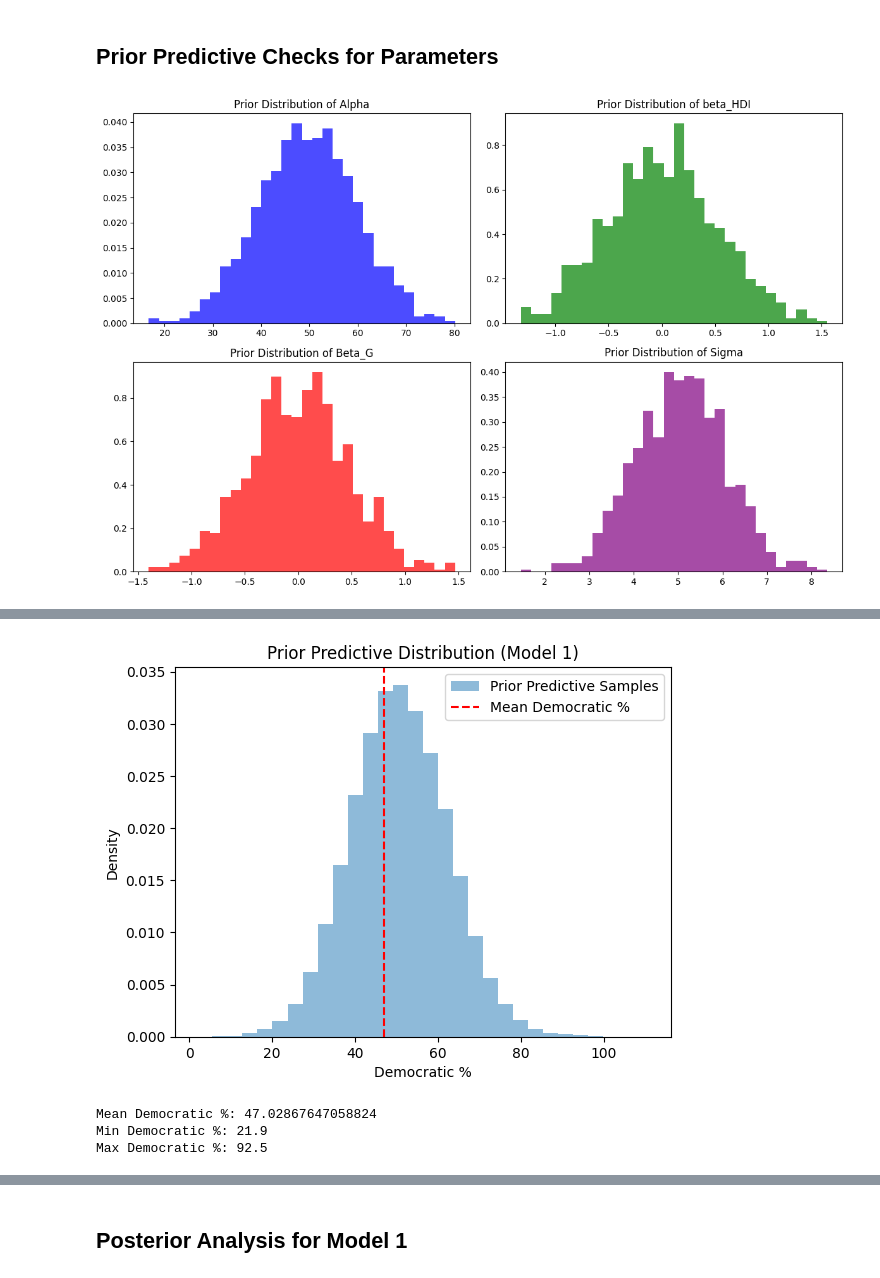
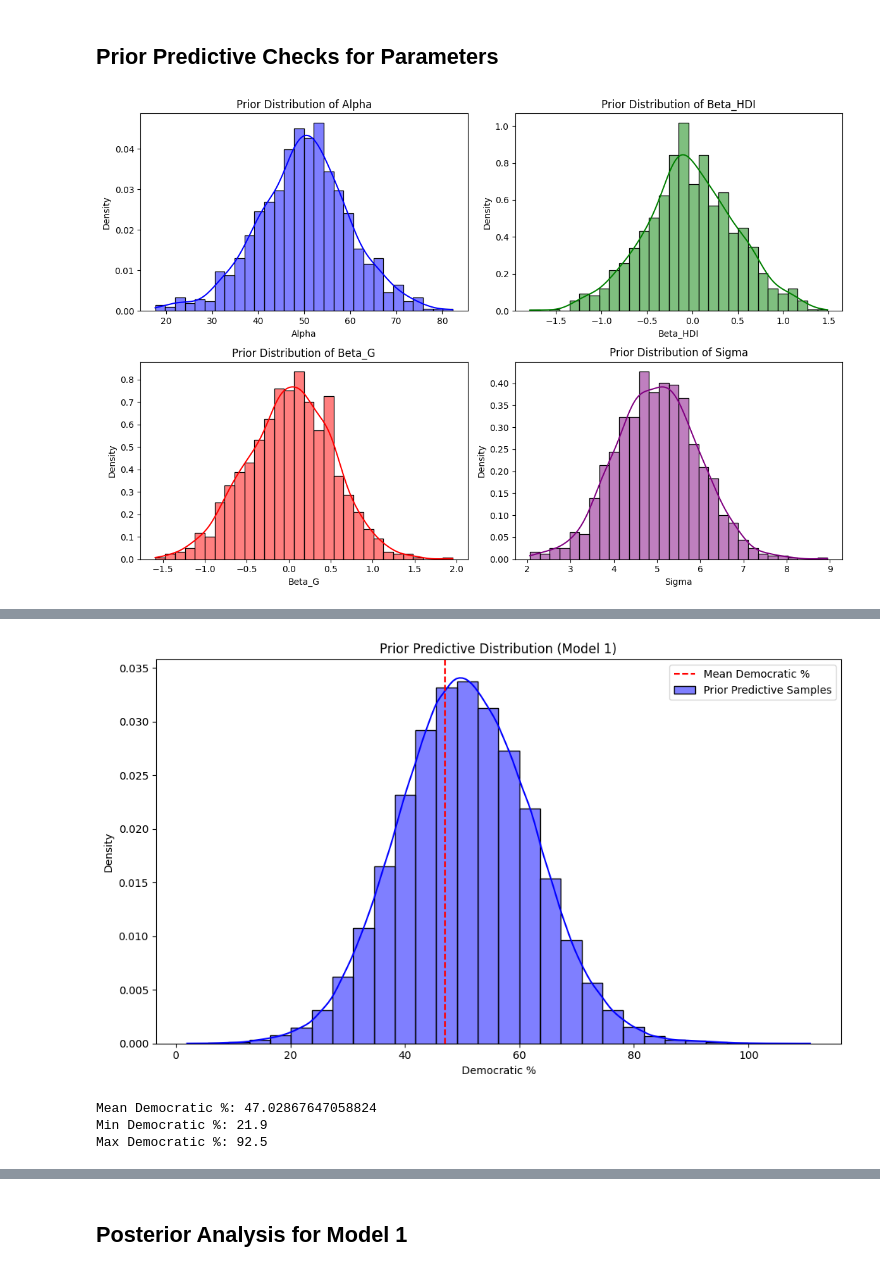
Before and after one commit to SzczypekJ/Predicting-USA-presidential-elections, a Jupyter notebook: first_model.ipynb, the cells around one changed output, grey strips where cells are left out. Drawn from its saved outputs; the diff is of its cells as text; code cells hidden in the pictures.

```diff
--- a/first_model.ipynb
+++ b/first_model.ipynb
@@ -228,9 +119,6 @@ Chain [1]
 # %% [markdown]
 ## Prior Predictive Checks for Parameters
 # %%
-import numpy as np
-import matplotlib.pyplot as plt
-
 # Simulate parameter values from the priors
 n_samples = 1000
 alpha_prior = np.random.normal(50, 10, n_samples)
@@ -241,52 +129,58 @@ sigma_prior = np.random.normal(5, 1, n_samples)
 # Ensure sigma values are positive
 sigma_prior = sigma_prior[sigma_prior > 0]
 
-# Plot the distributions of the simulated prior values
-plt.figure(figsize=(12, 8))
+# Create a DataFrame for easier manipulation
+priors_df = pd.DataFrame({
+    'Alpha': alpha_prior,
+    'Beta_HDI': beta_1_prior,
+    'Beta_G': beta_2_prior,
+    'Sigma': sigma_prior
+})
 
-plt.subplot(2, 2, 1)
-plt.hist(alpha_prior, bins=30, density=True, alpha=0.7, color='blue')
-plt.title('Prior Distribution of Alpha')
+# Plot the distributions of the simulated prior values using seaborn
+fig, axes = plt.subplots(2, 2, figsize=(12, 8))
 
-plt.subplot(2, 2, 2)
-plt.hist(beta_1_prior, bins=30, density=True, alpha=0.7, color='green')
-plt.title('Prior Distribution of beta_HDI')
-
-plt.subplot(2, 2, 3)
-plt.hist(beta_2_prior, bins=30, density=True, alpha=0.7, color='red')
-plt.title('Prior Distribution of Beta_G')
-
-plt.subplot(2, 2, 4)
-plt.hist(sigma_prior, bins=30, density=True, alpha=0.7, color='purple')
-plt.title('Prior Distribution of Sigma')
+sns.histplot(priors_df['Alpha'], bins=30, kde=True, stat="density", ax=axes[0, 0], color='blue').set_title('Prior Distribution of Alpha')
+sns.histplot(priors_df['Beta_HDI'], bins=30, kde=True, stat="density", ax=axes[0, 1], color='green').set_title('Prior Distribution of Beta_HDI')
+sns.histplot(priors_df['Beta_G'], bins=30, kde=True, stat="density", ax=axes[1, 0], color='red').set_title('Prior Distribution of Beta_G')
+sns.histplot(priors_df['Sigma'], bins=30, kde=True, stat="density", ax=axes[1, 1], color='purple').set_title('Prior Distribution of Sigma')
 
 plt.tight_layout()
 plt.show()
 # %% [output]
-[figure, old version]
+[figure, new version]
 # %% [markdown]
 ![image.png](attachment:image.png)
 ![image-2.png](attachment:image-2.png)
 # %%
 # Extract prior predictive samples
 y_rep_prior = fit_prior.draws_pd()
 y_rep_prior = y_rep_prior.filter(regex='y_rep')
 
-# Plot the prior predictive samples
-plt.hist(y_rep_prior.values.flatten(), bins=30, density=True, alpha=0.5, label='Prior Predictive Samples')
+# Flatten the values for plotting
+y_rep_prior_flat = y_rep_prior.values.flatten()
+
+# Plot the prior predictive samples using seaborn
+plt.figure(figsize=(10, 6))
+sns.histplot(y_rep_prior_flat, bins=30, kde=True, stat="density", alpha=0.5, label='Prior Predictive Samples', color='blue')
+
+# Add mean line
 mean_democratic_pct = data['Democratic %'].mean() * 100
 plt.axvline(x=mean_democratic_pct, color='r', linestyle='--', label='Mean Democratic %')
+
+# Customize the plot
 plt.xlabel('Democratic %')
 plt.ylabel('Density')
 plt.legend()
 plt.title('Prior Predictive Distribution (Model 1)')
+plt.tight_layout()
 plt.show()
 
 print(f"Mean Democratic %: {mean_democratic_pct}")
 print(f"Min Democratic %: {data['Democratic %'].min() * 100}")
 print(f"Max Democratic %: {data['Democratic %'].max() * 100}")
 # %% [output]
-[figure, old version]
+[figure, new version]
 Mean Democratic %: 47.02867647058824
 Min Democratic %: 21.9
 Max Democratic %: 92.5
```
Also changed, not shown: parts of 26 cells of this notebook, 3 other files.
